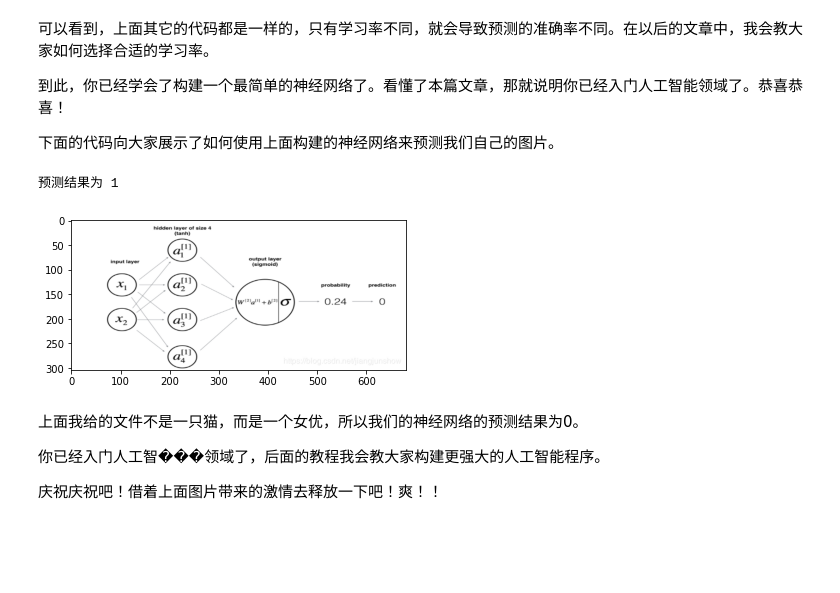
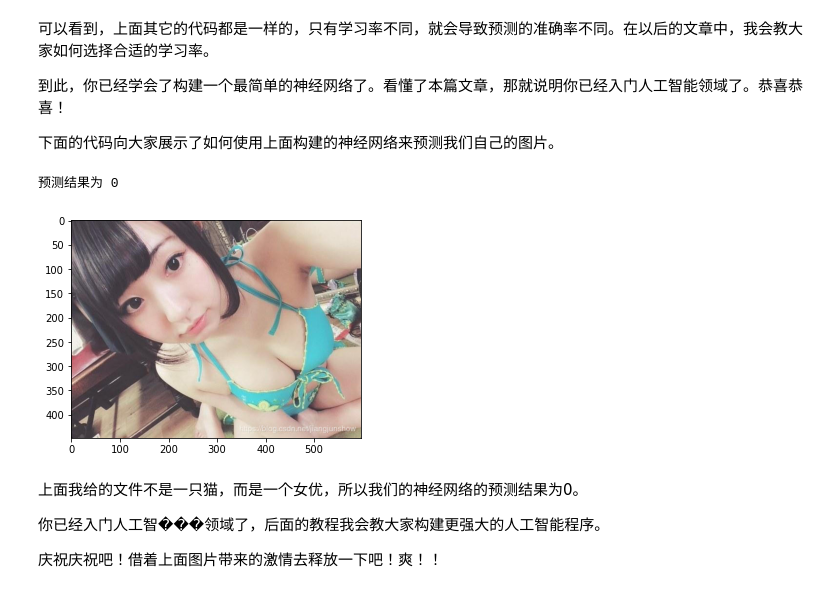
Before and after one commit to oaiao/ai, a Jupyter notebook: ai/01_first_artificial_intelligence_program/first_artificial_intelligence_program.ipynb, the cells around one changed output. Drawn from its saved outputs; the diff is of its cells as text; code cells hidden in the pictures; blank space fills up the shorter version.

```diff
--- a/ai/01_first_artificial_intelligence_program/first_artificial_intelligence_program.ipynb
+++ b/ai/01_first_artificial_intelligence_program/first_artificial_intelligence_program.ipynb
@@ -381,18 +380,18 @@ plt.show()
 下面的代码向大家展示了如何使用上面构建的神经网络来预测我们自己的图片。
 # %%
 # 在�����文档的同目录下创建一个文件夹images,把你的任意图片改名成my_image1.jpg后放入文件夹
-my_image = "TIM图片20180813112914.png"
+my_image = "my_image1.jpg"
 fname = "images/" + my_image
 
 image = np.array(plt.imread(fname))
 my_image = tf.resize(image,(num_px,num_px), mode='reflect').reshape((1, num_px*num_px*3)).T
 my_predicted_image = predict(d["w"], d["b"], my_image)
 
 plt.imshow(image)
 print("预测结果为 " + str(int(np.squeeze(my_predicted_image))))
 # %% [output]
-预测结果为 1
+预测结果为 0
-[figure, old version]
+[figure, new version]
 # %% [markdown]
 上面我给的文件不是一只猫，而是一个女优，所以我们的神经网络的预测结果为0。
 
```
Also changed, not shown: parts of 4 cells of this notebook, 1 other file.
